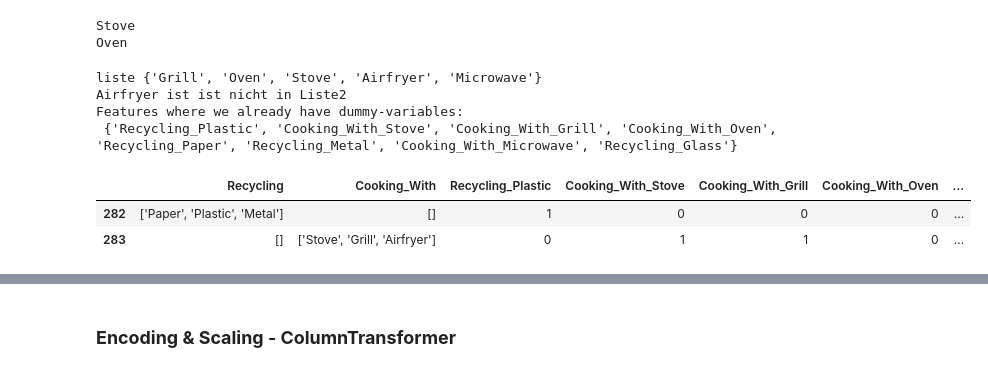
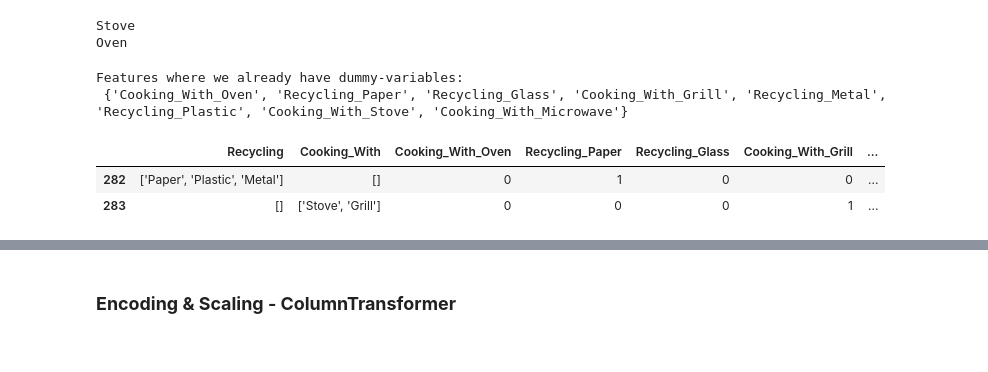
Before and after one commit to e-prossinger/CarbonFootprint_TechLab, a Jupyter notebook: individual_notebooks/Prossinger/00_for_publication_linear-regression-for-carbon-footprint.ipynb, the cells around one changed output, grey strips where cells are left out. Cells and saved outputs as stored; diff of their text form; code cells hidden in the pictures.

Commit message:
remove airfryer - cleaner code geschrieben

```diff
--- a/individual_notebooks/Prossinger/00_for_publication_linear-regression-for-carbon-footprint.ipynb
+++ b/individual_notebooks/Prossinger/00_for_publication_linear-regression-for-carbon-footprint.ipynb
@@ -492,0 +514,9 @@ dtype: int64
+# %%
+
+# Remove "Airfryer" from the 'Cooking_With'-variable
+df['Cooking_With'] = df['Cooking_With'].str.replace(", 'Airfryer'", "")
+
+# Check if the removal was successful
+unique_values_cooking_With= set([item for sublist in df['Cooking_With'].unique() for item in eval(sublist)]) # Create a set of all unique "Cooking_With" options
+print(unique_values_cooking_With)
+df[['Cooking_With']]
@@ -518,37 +563,35 @@ unique_values_Recycling= set([item for sublist in df['Recycling'].unique() for i
 for item in unique_values_Recycling:
     df['Recycling_'+str(item)] = df['Recycling'].apply(lambda x: 1 if item in x else 0)
 
 ##create new column: dummy-variables for Cooking-with
 unique_values_cooking_With= set([item for sublist in df['Cooking_With'].unique() for item in eval(sublist)]) # Liste aller einzigartigen Cooking_With-Möglichkeiten
-unique_values_cooking_With.remove("Airfryer")   #delete Airfryer
+#unique_values_cooking_With.remove("Airfryer")   #delete Airfryer
 
 # Für jede einzigartige Cooking_With-Möglichkeit eine neue Spalte hinzufügen und mit 0 oder 1 füllen
 for item in unique_values_cooking_With:
     df['Cooking_With_'+str(item)] = df['Cooking_With'].apply(lambda x: 1 if item in x else 0)
 
 ##########################################################################################
 
 ##add new columns to "dummy_variables"-list for lineare Regression
 dummy_variables=set()
 
 columns_recycling=['Recycling_'+str(item) for item in unique_values_Recycling] #liste mit Spalten-Namen
 dummy_variables.update(columns_recycling)
 
 columns_cooking_with=['Cooking_With_'+str(item) for item in unique_values_cooking_With] #liste mit Spalten-Namen
 dummy_variables.update(columns_cooking_with)
 
 ##########################################################################################
 
 print("Features where we already have dummy-variables:\n",dummy_variables)
 
 #Person 282 cooks with "nothing" deshalb can bei one-hot-encoding nicht eine Spalte gelöscht werden, person 283 who doesn't recycle deshalb can bei one-hot-encoding nicht eine Spalte gelöscht werden
 #Darstellung
 df.loc[282:283, ['Recycling','Cooking_With'] + list(dummy_variables)]
 # %% [output]
-liste {'Grill', 'Oven', 'Stove', 'Airfryer', 'Microwave'}
-Airfryer ist ist nicht in Liste2
 Features where we already have dummy-variables:
- {'Recycling_Plastic', 'Cooking_With_Stove', 'Cooking_With_Grill', 'Cooking_With_Oven', 'Recycling_Paper', 'Recycling_Metal', 'Cooking_With_Microwave', 'Recycling_Glass'}
+ {'Cooking_With_Oven', 'Recycling_Paper', 'Recycling_Glass', 'Cooking_With_Grill', 'Recycling_Metal', 'Recycling_Plastic', 'Cooking_With_Stove', 'Cooking_With_Microwave'}
-|  | Recycling | Cooking_With | Recycling_Plastic | Cooking_With_Stove | Cooking_With_Grill | Cooking_With_Oven | ... |
-| 282 | ['Paper', 'Plastic', 'Metal'] | [] | 1 | 0 | 0 | 0 | ... |
-| 283 | [] | ['Stove', 'Grill', 'Airfryer'] | 0 | 1 | 1 | 0 | ... |
+|  | Recycling | Cooking_With | Cooking_With_Oven | Recycling_Paper | Recycling_Glass | Cooking_With_Grill | ... |
+| 282 | ['Paper', 'Plastic', 'Metal'] | [] | 0 | 1 | 0 | 0 | ... |
+| 283 | [] | ['Stove', 'Grill'] | 0 | 0 | 0 | 1 | ... |
```
Also changed, not shown: parts of 8 cells of this notebook.
